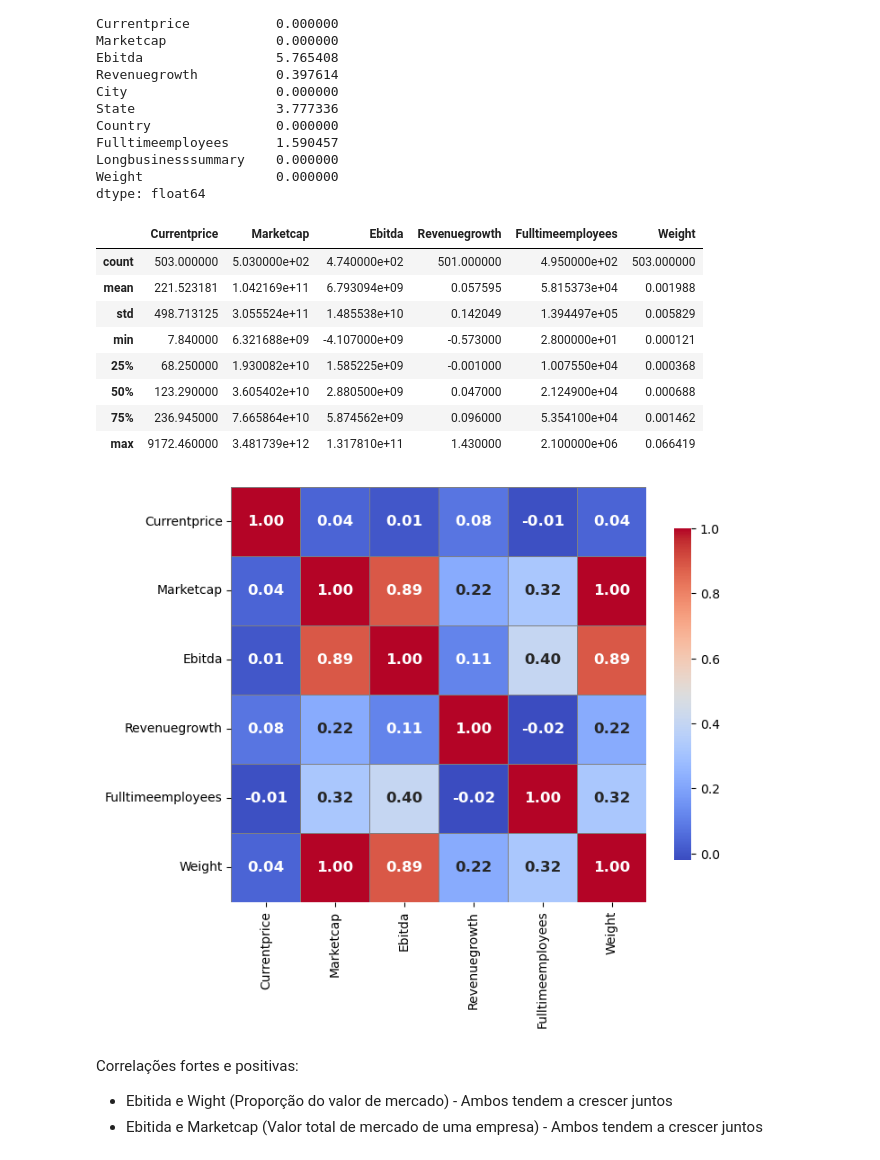
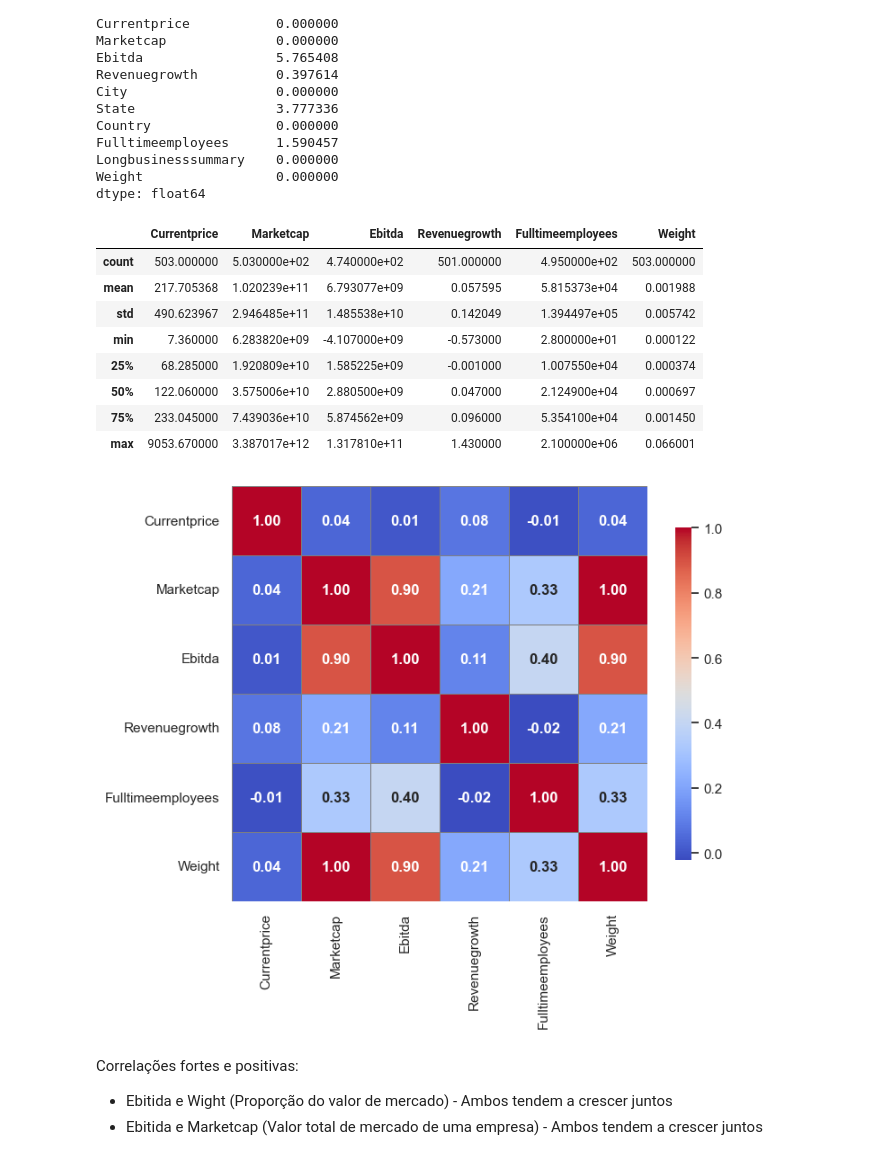
Before and after one commit to zibia-cunha/S-P500-exploratory-financial-anallysis, a Jupyter notebook: analiseM.ipynb, the cells around one changed output. Cells and saved outputs as stored; diff of their text form; code cells hidden in the pictures.

```diff
--- a/analiseM.ipynb
+++ b/analiseM.ipynb
@@ -21,2 +20,6 @@ df2 = pd.read_csv(r'C:\Users\Matheus\Desktop\Pandas - Final\S-P500-exploratory-f
+# %%
+df_companies = pd.read_csv(r'data/sp500_companies.csv', delimiter = ',')
+df_index = pd.read_csv(r'data/sp500_index.csv', delimiter = ',')
+df_stocks = pd.read_csv(r'data/sp500_stocks.csv', delimiter = ',')
 # %%
 # Verificando as colunas
@@ -102,41 +105,41 @@ Weight                 0.000000
 dtype: float64
 # %%
 # Estatistica descritivas (Tentar melhorar as escalas)
-df.describe()
+df_companies.describe()
 # %% [output]
 |  | Currentprice | Marketcap | Ebitda | Revenuegrowth | Fulltimeemployees | Weight |
 | count | 503.000000 | 5.030000e+02 | 4.740000e+02 | 501.000000 | 4.950000e+02 | 503.000000 |
-| mean | 221.523181 | 1.042169e+11 | 6.793094e+09 | 0.057595 | 5.815373e+04 | 0.001988 |
-| std | 498.713125 | 3.055524e+11 | 1.485538e+10 | 0.142049 | 1.394497e+05 | 0.005829 |
-| min | 7.840000 | 6.321688e+09 | -4.107000e+09 | -0.573000 | 2.800000e+01 | 0.000121 |
-| 25% | 68.250000 | 1.930082e+10 | 1.585225e+09 | -0.001000 | 1.007550e+04 | 0.000368 |
-| 50% | 123.290000 | 3.605402e+10 | 2.880500e+09 | 0.047000 | 2.124900e+04 | 0.000688 |
-| 75% | 236.945000 | 7.665864e+10 | 5.874562e+09 | 0.096000 | 5.354100e+04 | 0.001462 |
-| max | 9172.460000 | 3.481739e+12 | 1.317810e+11 | 1.430000 | 2.100000e+06 | 0.066419 |
+| mean | 217.705368 | 1.020239e+11 | 6.793077e+09 | 0.057595 | 5.815373e+04 | 0.001988 |
+| std | 490.623967 | 2.946485e+11 | 1.485538e+10 | 0.142049 | 1.394497e+05 | 0.005742 |
+| min | 7.360000 | 6.283820e+09 | -4.107000e+09 | -0.573000 | 2.800000e+01 | 0.000122 |
+| 25% | 68.285000 | 1.920809e+10 | 1.585225e+09 | -0.001000 | 1.007550e+04 | 0.000374 |
+| 50% | 122.060000 | 3.575006e+10 | 2.880500e+09 | 0.047000 | 2.124900e+04 | 0.000697 |
+| 75% | 233.045000 | 7.439036e+10 | 5.874562e+09 | 0.096000 | 5.354100e+04 | 0.001450 |
+| max | 9053.670000 | 3.387017e+12 | 1.317810e+11 | 1.430000 | 2.100000e+06 | 0.066001 |
 # %%
 # Correlação
 colunas = ['Currentprice', 'Marketcap', 'Ebitda', 'Revenuegrowth', 'Fulltimeemployees', 'Weight']
-df_correlation = df[colunas]
+df_correlation = df_companies[colunas]
 
 # Calculando a correlação
 correlacao = df_correlation.corr()
 
 plt.figure(figsize = (8,6))
 sns.heatmap(
     correlacao,
     annot=True,                # Mostra os valores de correlação
     fmt=".2f",
     cmap='coolwarm',
     cbar_kws={'shrink': .8},   # Tamanho da barra de cores
     linewidths=0.5,            # Espessura das linhas entre as células
     linecolor='gray',
     annot_kws={"size": 12, "weight": 'bold'},
     square=True
 )
 
 plt.show()
 # %% [output]
-[figure, old version]
+[figure, new version]
 # %% [markdown]
 Correlações fortes e positivas:
 
```
Also changed, not shown: parts of 19 cells of this notebook.
